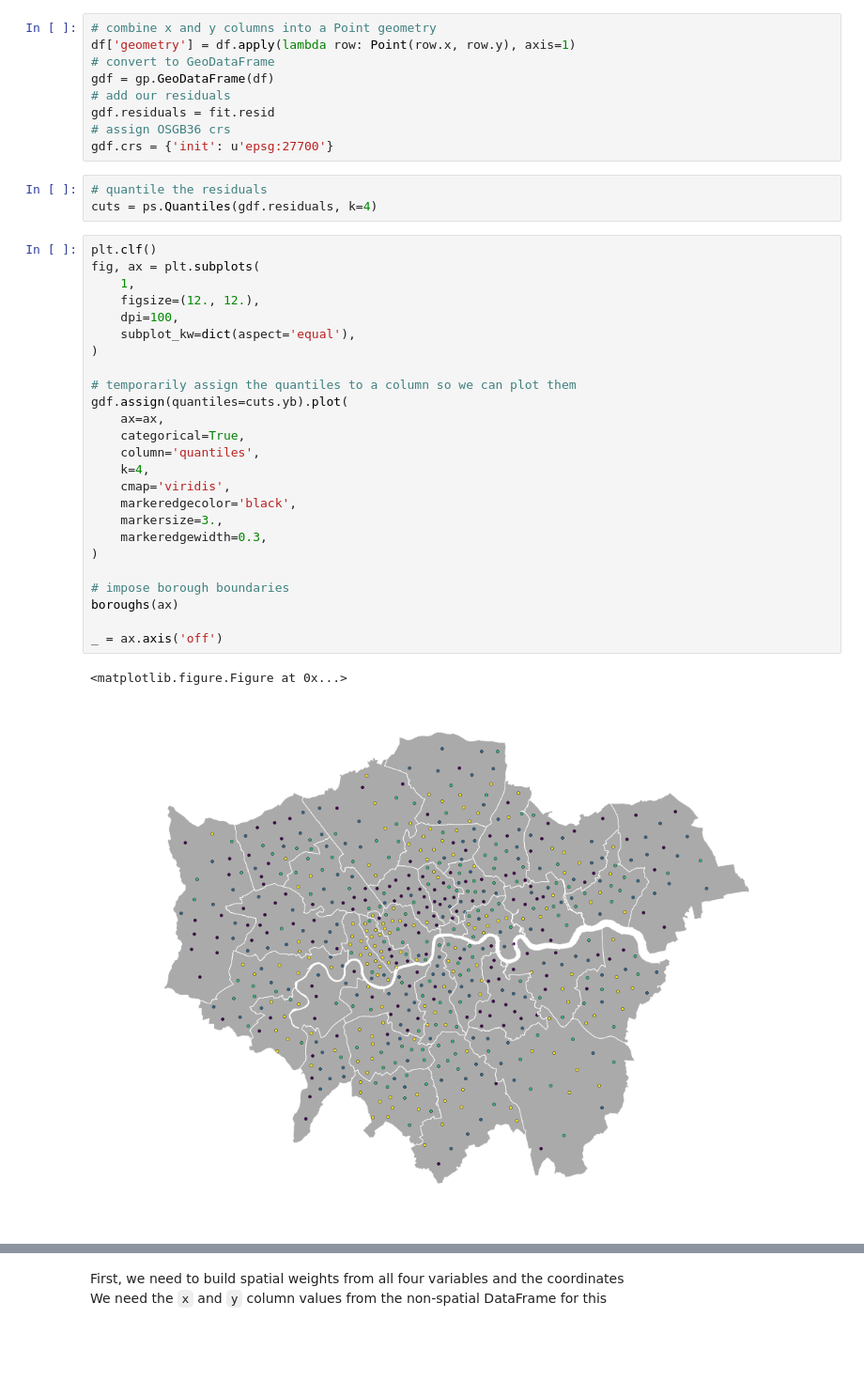
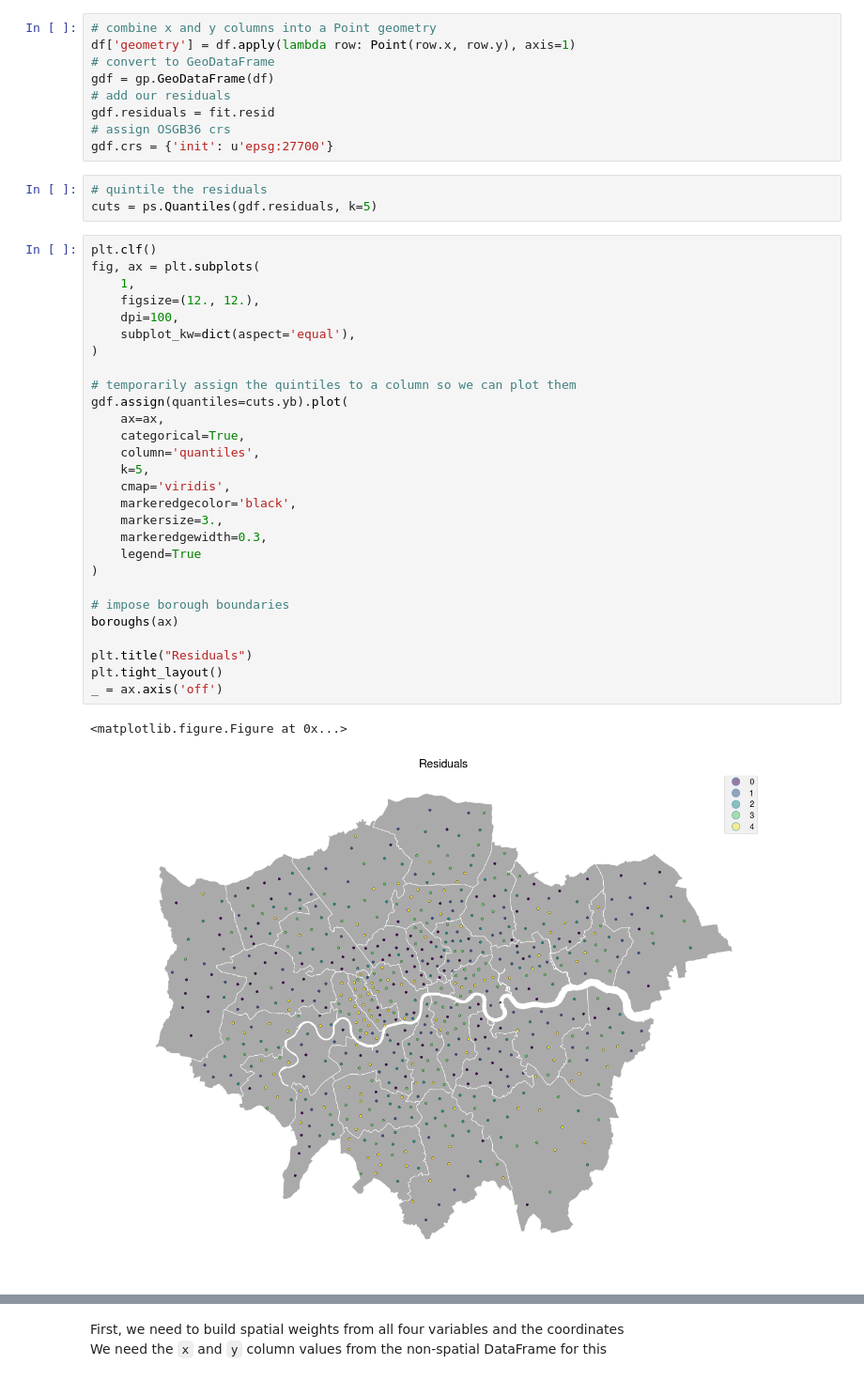
Before and after one commit to urschrei/Geopython, a Jupyter notebook: geographically_weighted_regression.ipynb, the cells around one changed output, grey strips where cells are left out. Shown at 94% size. Saved outputs shown, nothing was run; the diff lists cells and outputs as text; blank space fills up the shorter version.

```diff
--- a/geographically_weighted_regression.ipynb
+++ b/geographically_weighted_regression.ipynb
@@ -170,34 +170,37 @@ gdf.residuals = fit.resid
 # assign OSGB36 crs
 gdf.crs = {'init': u'epsg:27700'}
 # %%
-# quantile the residuals
-cuts = ps.Quantiles(gdf.residuals, k=4)
+# quintile the residuals
+cuts = ps.Quantiles(gdf.residuals, k=5)
 # %%
 plt.clf()
 fig, ax = plt.subplots(
     1,
     figsize=(12., 12.),
     dpi=100,
     subplot_kw=dict(aspect='equal'),
 )
 
-# temporarily assign the quantiles to a column so we can plot them
+# temporarily assign the quintiles to a column so we can plot them
 gdf.assign(quantiles=cuts.yb).plot(
     ax=ax,
     categorical=True,
     column='quantiles',
-    k=4,
+    k=5,
     cmap='viridis',
     markeredgecolor='black',
     markersize=3.,
     markeredgewidth=0.3,
+    legend=True
 )
 
 # impose borough boundaries
 boroughs(ax)
 
+plt.title("Residuals")
+plt.tight_layout()
 _ = ax.axis('off')
 # %% [output]
 <matplotlib.figure.Figure at 0x...>
-[figure, old version]
+[figure, new version]
 # %% [markdown]
```
Also changed, not shown: parts of 4 cells of this notebook.
